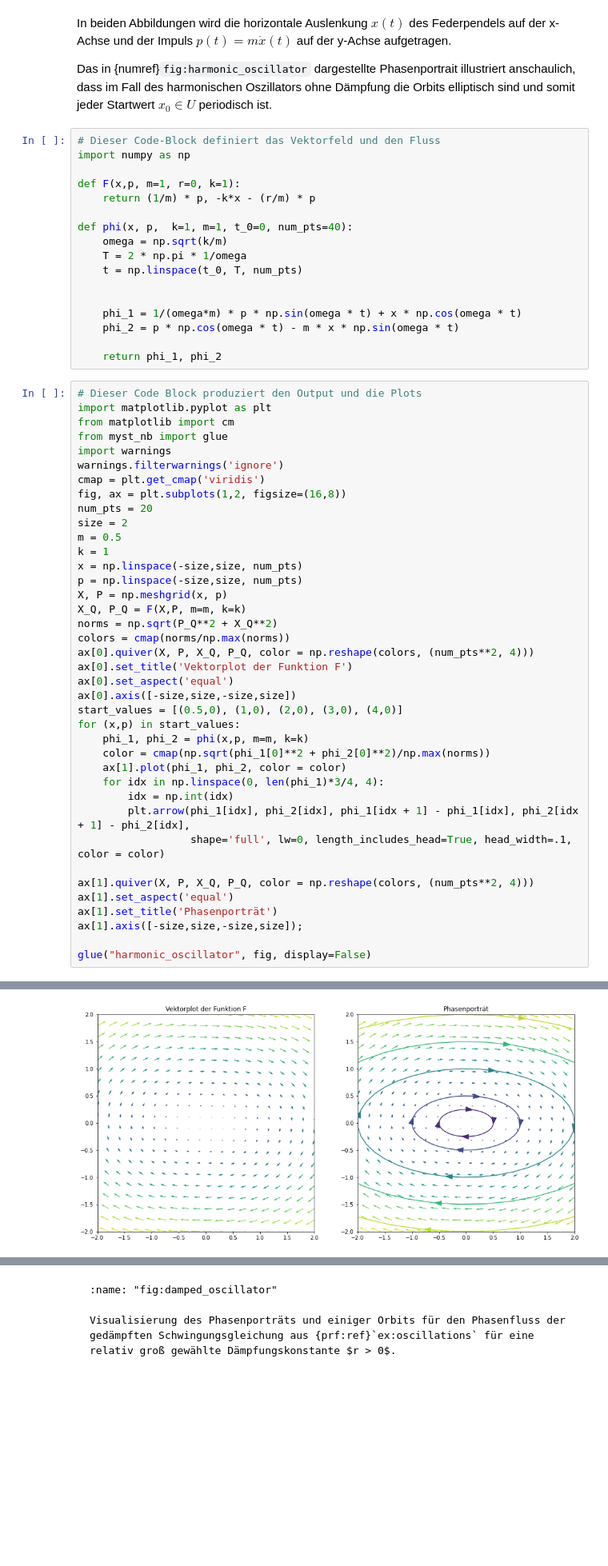
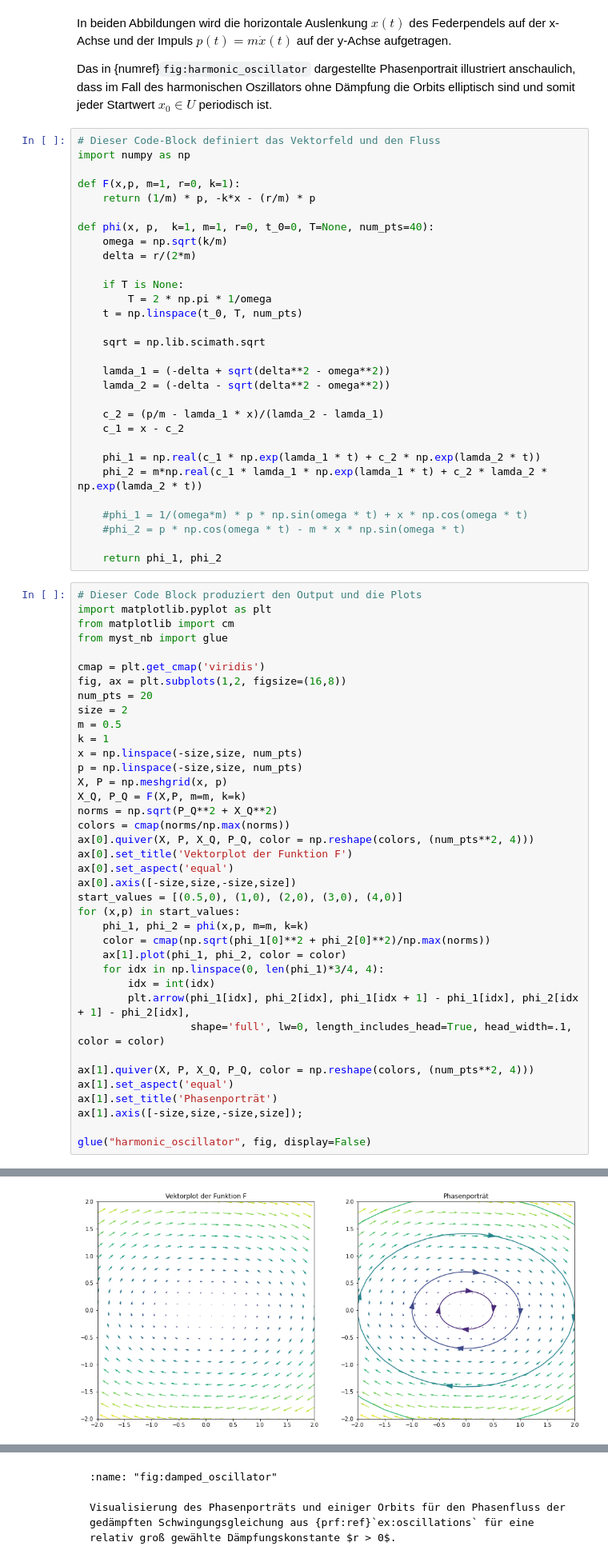
Before and after one commit to FAU-AMMN/MathPhysicsC, a Jupyter notebook: ode/fluesse.ipynb, the cells around one changed output, grey strips where cells are left out. Shown at 80% size. Drawn from its saved outputs; the diff is of its cells as text; blank space fills up the shorter version.

Commit message:
:duck: fix figures in fluesse.ipynb

````diff
--- a/ode/fluesse.ipynb
+++ b/ode/fluesse.ipynb
@@ -272,14 +272,27 @@ import numpy as np
 def F(x,p, m=1, r=0, k=1):
     return (1/m) * p, -k*x - (r/m) * p
 
-def phi(x, p,  k=1, m=1, t_0=0, num_pts=40):
+def phi(x, p,  k=1, m=1, r=0, t_0=0, T=None, num_pts=40):
     omega = np.sqrt(k/m)
-    T = 2 * np.pi * 1/omega
+    delta = r/(2*m)
+
+    if T is None:
+        T = 2 * np.pi * 1/omega
     t = np.linspace(t_0, T, num_pts)
 
+    sqrt = np.lib.scimath.sqrt
 
-    phi_1 = 1/(omega*m) * p * np.sin(omega * t) + x * np.cos(omega * t)
-    phi_2 = p * np.cos(omega * t) - m * x * np.sin(omega * t)
+    lamda_1 = (-delta + sqrt(delta**2 - omega**2))
+    lamda_2 = (-delta - sqrt(delta**2 - omega**2))
+
+    c_2 = (p/m - lamda_1 * x)/(lamda_2 - lamda_1)
+    c_1 = x - c_2
+
+    phi_1 = np.real(c_1 * np.exp(lamda_1 * t) + c_2 * np.exp(lamda_2 * t))
+    phi_2 = m*np.real(c_1 * lamda_1 * np.exp(lamda_1 * t) + c_2 * lamda_2 * np.exp(lamda_2 * t))
+
+    #phi_1 = 1/(omega*m) * p * np.sin(omega * t) + x * np.cos(omega * t)
+    #phi_2 = p * np.cos(omega * t) - m * x * np.sin(omega * t)
 
     return phi_1, phi_2
 # %%
@@ -287,43 +300,42 @@ def phi(x, p,  k=1, m=1, t_0=0, num_pts=40):
 import matplotlib.pyplot as plt
 from matplotlib import cm
 from myst_nb import glue
-import warnings
-warnings.filterwarnings('ignore')
+
 cmap = plt.get_cmap('viridis')
 fig, ax = plt.subplots(1,2, figsize=(16,8))
 num_pts = 20
 size = 2
 m = 0.5
 k = 1
 x = np.linspace(-size,size, num_pts)
 p = np.linspace(-size,size, num_pts)
 X, P = np.meshgrid(x, p)
 X_Q, P_Q = F(X,P, m=m, k=k)
 norms = np.sqrt(P_Q**2 + X_Q**2)
 colors = cmap(norms/np.max(norms))
 ax[0].quiver(X, P, X_Q, P_Q, color = np.reshape(colors, (num_pts**2, 4)))
 ax[0].set_title('Vektorplot der Funktion F')
 ax[0].set_aspect('equal')
 ax[0].axis([-size,size,-size,size])
 start_values = [(0.5,0), (1,0), (2,0), (3,0), (4,0)]
 for (x,p) in start_values:
     phi_1, phi_2 = phi(x,p, m=m, k=k)
     color = cmap(np.sqrt(phi_1[0]**2 + phi_2[0]**2)/np.max(norms))
     ax[1].plot(phi_1, phi_2, color = color)
     for idx in np.linspace(0, len(phi_1)*3/4, 4):
-        idx = np.int(idx)
+        idx = int(idx)
         plt.arrow(phi_1[idx], phi_2[idx], phi_1[idx + 1] - phi_1[idx], phi_2[idx + 1] - phi_2[idx],
                   shape='full', lw=0, length_includes_head=True, head_width=.1, color = color)
 
 ax[1].quiver(X, P, X_Q, P_Q, color = np.reshape(colors, (num_pts**2, 4)))
 ax[1].set_aspect('equal')
 ax[1].set_title('Phasenporträt')
 ax[1].axis([-size,size,-size,size]);
 
 glue("harmonic_oscillator", fig, display=False)
 # %% [output]
 [interactive output not drawn]
-[figure, old version]
+[figure, new version]
 # %% [markdown]
 ```{glue:figure} harmonic_oscillator
 :name: "fig:harmonic_oscillator"
````
Also changed, not shown: parts of 2 cells of this notebook, 6 other files.
